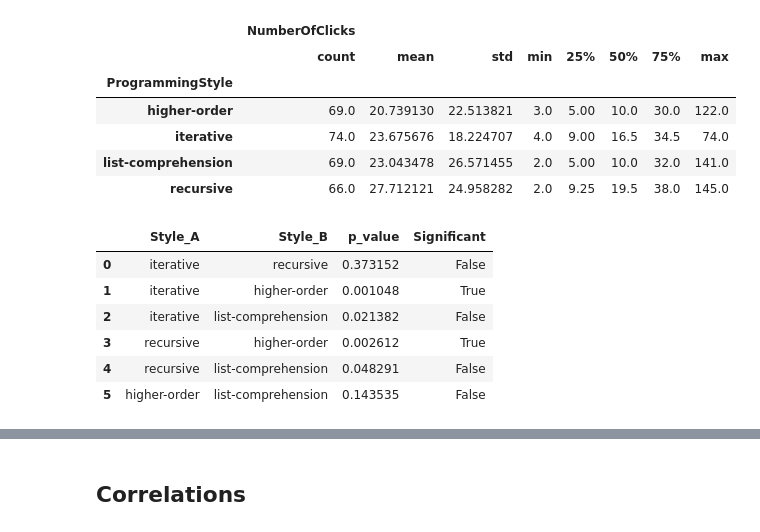
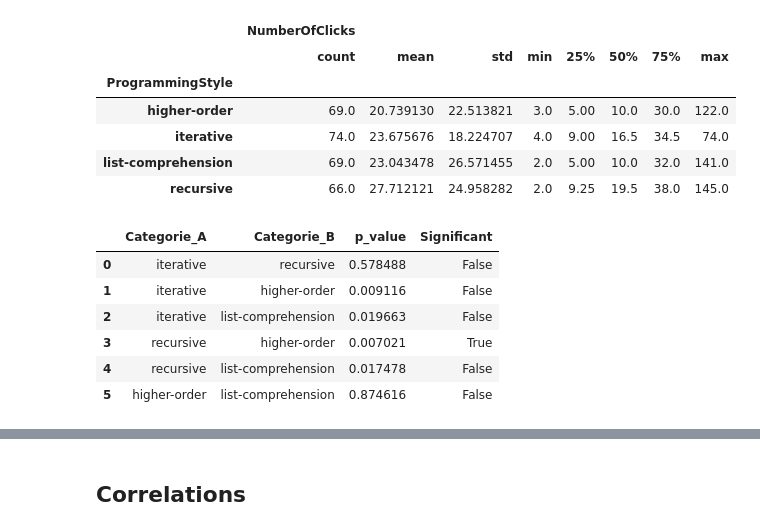
Before and after one commit to Sonaion/bachelor-arbeit, a Jupyter notebook: DataEvaluation/RQ02_01_VisualAttentionTotal.ipynb, the cells around one changed output, grey strips where cells are left out. Cells and saved outputs as stored; diff of their text form; code cells hidden in the pictures.

```diff
--- a/DataEvaluation/RQ02_01_VisualAttentionTotal.ipynb
+++ b/DataEvaluation/RQ02_01_VisualAttentionTotal.ipynb
@@ -203,41 +168,16 @@ df_tmp.to_excel("./tmp_clicks_describe.xlsx")
 | iterative | 74.0 | 23.675676 | 18.224707 | 4.0 | 9.00 | 16.5 | 34.5 | 74.0 |
 | list-comprehension | 69.0 | 23.043478 | 26.571455 | 2.0 | 5.00 | 10.0 | 32.0 | 141.0 |
 | recursive | 66.0 | 27.712121 | 24.958282 | 2.0 | 9.25 | 19.5 | 38.0 | 145.0 |
-# %%
-df_tmp = df.copy()
-
-_stats, p_i_r = stats.mannwhitneyu(df_tmp[df_tmp["ProgrammingStyle"]=="iterative"]["AverageTimeOfClicks"],
-                                   df_tmp[df_tmp["ProgrammingStyle"]=="recursive"]["AverageTimeOfClicks"])
-_stats, p_i_h = stats.mannwhitneyu(df_tmp[df_tmp["ProgrammingStyle"]=="iterative"]["AverageTimeOfClicks"],
-                                   df_tmp[df_tmp["ProgrammingStyle"]=="higher-order"]["AverageTimeOfClicks"])
-_stats, p_i_l = stats.mannwhitneyu(df_tmp[df_tmp["ProgrammingStyle"]=="iterative"]["AverageTimeOfClicks"],
-                                   df_tmp[df_tmp["ProgrammingStyle"]=="list-comprehension"]["AverageTimeOfClicks"])
-_stats, p_r_h = stats.mannwhitneyu(df_tmp[df_tmp["ProgrammingStyle"]=="recursive"]["AverageTimeOfClicks"],
-                                   df_tmp[df_tmp["ProgrammingStyle"]=="higher-order"]["AverageTimeOfClicks"])
-_stats, p_r_l = stats.mannwhitneyu(df_tmp[df_tmp["ProgrammingStyle"]=="recursive"]["AverageTimeOfClicks"],
-                                   df_tmp[df_tmp["ProgrammingStyle"]=="list-comprehension"]["AverageTimeOfClicks"])
-_stats, p_h_l = stats.mannwhitneyu(df_tmp[df_tmp["ProgrammingStyle"]=="higher-order"]["AverageTimeOfClicks"],
-                                   df_tmp[df_tmp["ProgrammingStyle"]=="list-comprehension"]["AverageTimeOfClicks"])
-
-df_tmp = pd.DataFrame([], columns=["Style_A", "Style_B", "p_value"])
-df_tmp.loc[len(df_tmp)] = ["iterative", "recursive", p_i_r]
-df_tmp.loc[len(df_tmp)] = ["iterative", "higher-order", p_i_h]
-df_tmp.loc[len(df_tmp)] = ["iterative", "list-comprehension", p_i_l]
-df_tmp.loc[len(df_tmp)] = ["recursive", "higher-order", p_r_h]
-df_tmp.loc[len(df_tmp)] = ["recursive", "list-comprehension", p_r_l]
-df_tmp.loc[len(df_tmp)] = ["higher-order", "list-comprehension", p_h_l]
-# set base alpha
-alpha = 0.05
-# bonferroni correction
-alpha = alpha / len(df_tmp)
-df_tmp["Significant"] = df_tmp["p_value"] < alpha
-display(df_tmp)
-df_tmp.to_excel("./tmp_clicks_duration_p.xlsx")
-# %% [output]
-|  | Style_A | Style_B | p_value | Significant |
-| 0 | iterative | recursive | 0.373152 | False |
-| 1 | iterative | higher-order | 0.001048 | True |
-| 2 | iterative | list-comprehension | 0.021382 | False |
-| 3 | recursive | higher-order | 0.002612 | True |
-| 4 | recursive | list-comprehension | 0.048291 | False |
-| 5 | higher-order | list-comprehension | 0.143535 | False |
+# %%
+df_tmp = df.copy()
+df_tmp = util_stats.mannwhitneyu_for_df(df_tmp, "ProgrammingStyle", "NumberOfClicks")
+display(df_tmp)
+df_tmp.to_excel("./results/data/RQ2_NumberOfClicks_P.xlsx")
+# %% [output]
+|  | Categorie_A | Categorie_B | p_value | Significant |
+| 0 | iterative | recursive | 0.578488 | False |
+| 1 | iterative | higher-order | 0.009116 | False |
+| 2 | iterative | list-comprehension | 0.019663 | False |
+| 3 | recursive | higher-order | 0.007021 | True |
+| 4 | recursive | list-comprehension | 0.017478 | False |
+| 5 | higher-order | list-comprehension | 0.874616 | False |
```
Also changed, not shown: parts of 17 cells of this notebook, 14 other files.
